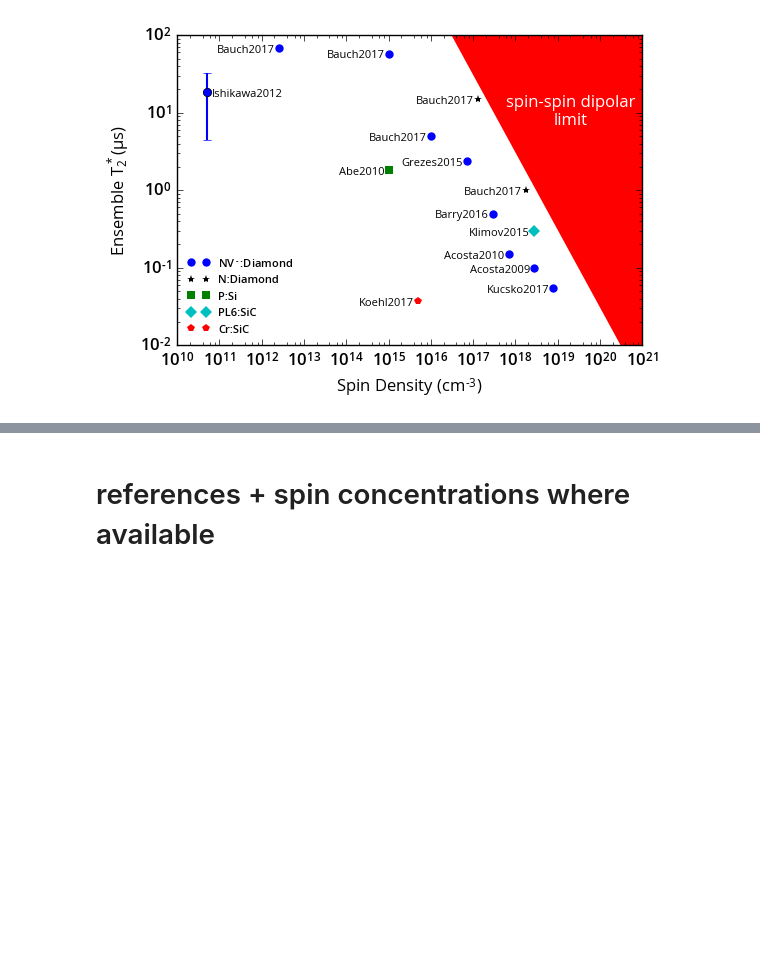
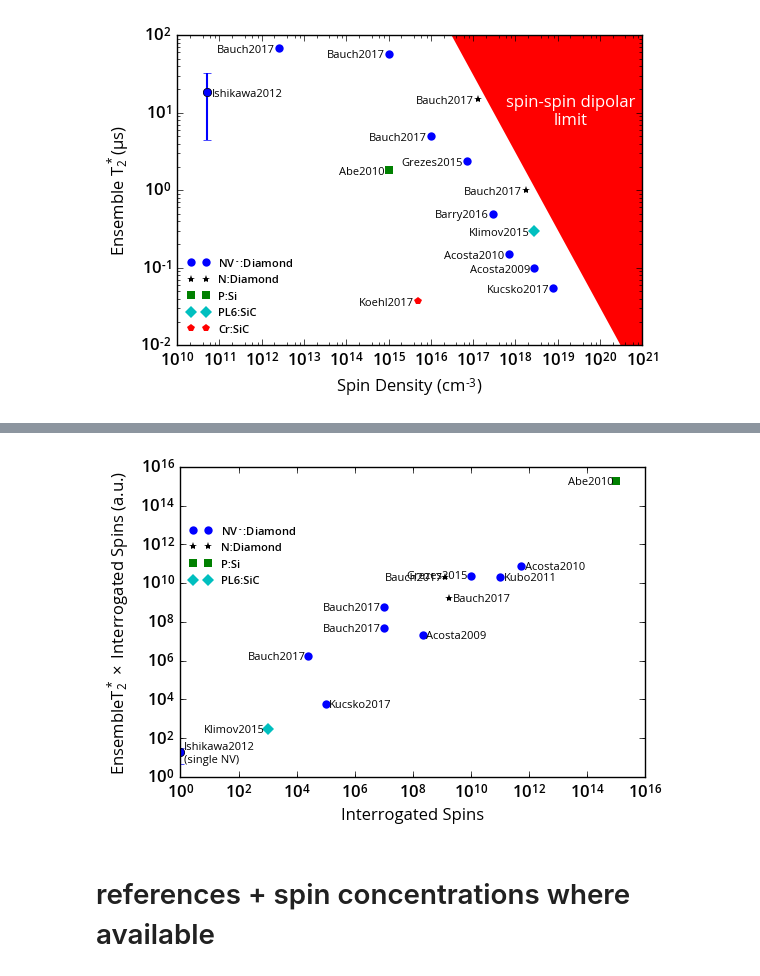
Before and after one commit to ebauch/NV_data, a Jupyter notebook: T2star_survey.ipynb, the cells around one changed output, grey strips where cells are left out. Drawn from its saved outputs; the diff is of its cells as text; code cells hidden in the pictures; blank space fills up the shorter version.

```diff
--- a/T2star_survey.ipynb
+++ b/T2star_survey.ipynb
@@ -552,3 +633,73 @@ plt.show()
+# %%
+# interate over all spin types
+s=0 # current run
+for species in species_label:
+    species_df = df.loc[df['Defect']==species]
+
+    # spin density in cm^-3
+    x = pd.to_numeric(species_df.iloc[:,4], 'coerce').get_values()
+    # T2*
+    y = pd.to_numeric(species_df.iloc[:,9], 'coerce').get_values()
+
+    # some of the entries are nan, remove these
+    ind = (~np.isnan(y)) * (~np.isnan(x))
+    x = x[ind];y = y[ind];
+
+    # only plot if x and y are not empty
+    if (len(x)!=0) & (len(y)!=0):
+        # reference label
+        ref_label = species_df.iloc[ind,11].get_values()
+
+        # plot data and labels
+        plt.plot(x, y, markers[s], ms=6, markeredgecolor = 'none', label=legend_label[s])
+        if species =='NV-':
+            place_labels([x,y],ref_label, ['l','l','l','l','r','r','r','r','r','r'])
+        elif species=='N':
+            place_labels([x,y],ref_label, ['l','r','l','r'])
+        else:
+            place_labels([x,y],ref_label)
+
+    s=s+1
+
+# plot Ishikawa
+plt.errorbar(1, 18.5, yerr=14, fmt='o', color='b', lw=1.5)
+
+# # dipolar-limit
+# # xx = np.linspace(1e8, 1e22, 200);
+# # plt.plot(xx, 1/(2 * np.pi * 0.0091/(1.76*1e17)), 'r-', lw=1.5)
+
+# # ## plot shaded areas
+# l1 = 1/(2 * np.pi * 0.0091/(1.76*1e17))
+# # # plt.plot(xx, l1, 'k--')
+# plt.fill_between([1e10, 1e23], [l1, l1], [1e20, 1e20], facecolor='r', edgecolor='None', interpolate=False)
+# plt.text(5 * 1e15, 6 * 1e18, 'spin-spin dipolar limit', ha='center', color='#ffffff', fontweight='normal')
+
+## plot settings
+# set plot labels
+plt.xlabel('Interrogated Spins')
+plt.ylabel(r'$Ensemble T_2^* \times$ Interrogated Spins (a.u.)')
+
+# plot legend
+plt.legend(frameon=False, loc=[0.01,0.6], fontsize=8)
+
+plt.xscale('log')
+plt.yscale('log')
+
+plt.xlim(1, 1e16)
+# plt.ylim([1e11, 2*1e19])
+
+# # plt.xlim(10**15, 10**20)
+# ax = plt.gca()
+# ax.set_xlim([1e10,1e20])
+
+# # plt.ylim([10**-2, 100])
+
+plt.savefig("T2star_survey_fig4_fom.pdf")
+plt.savefig("T2star_survey_fig4_fom.png")
+
+plt.show()
+# %% [output]
+[figure, added]
 # %% [markdown]
 # references + spin concentrations where available
 # %%
```
Also changed, not shown: parts of 17 cells of this notebook, 6 other files.
